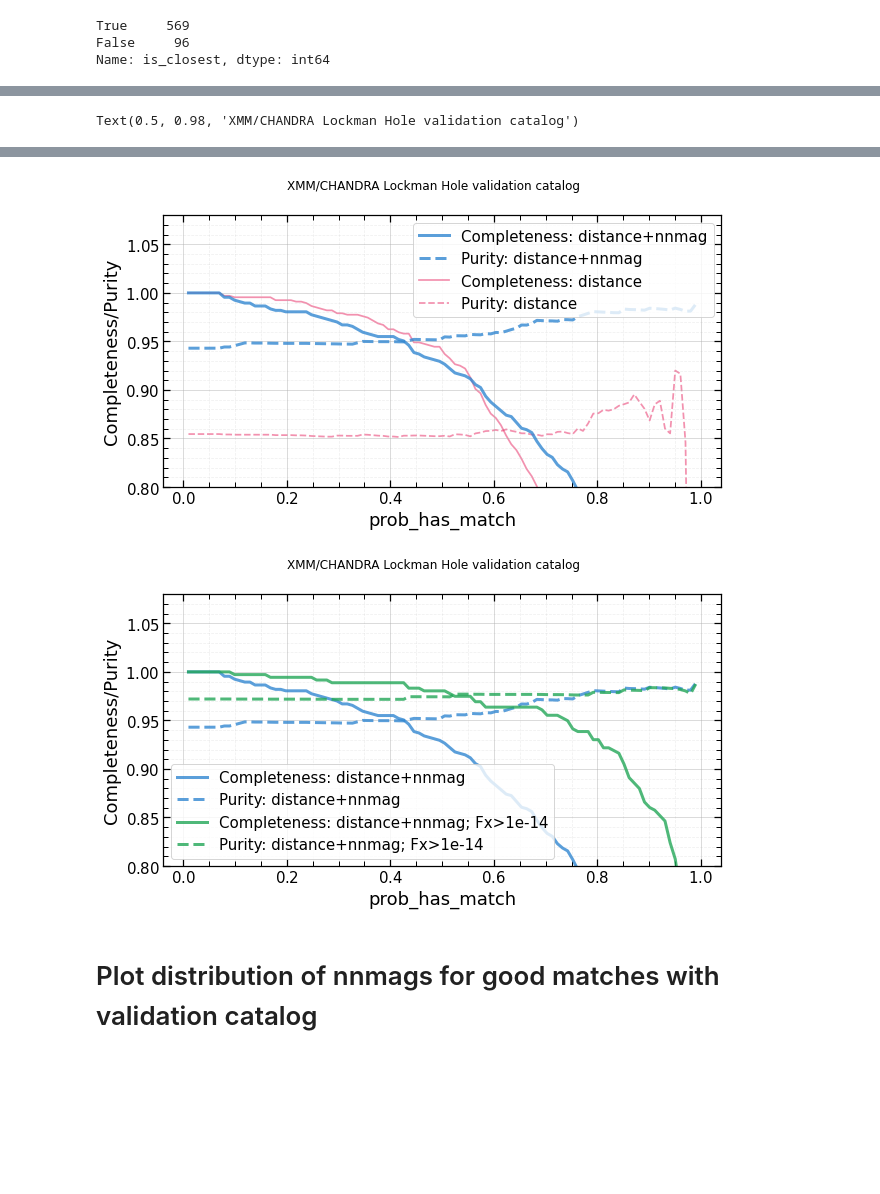
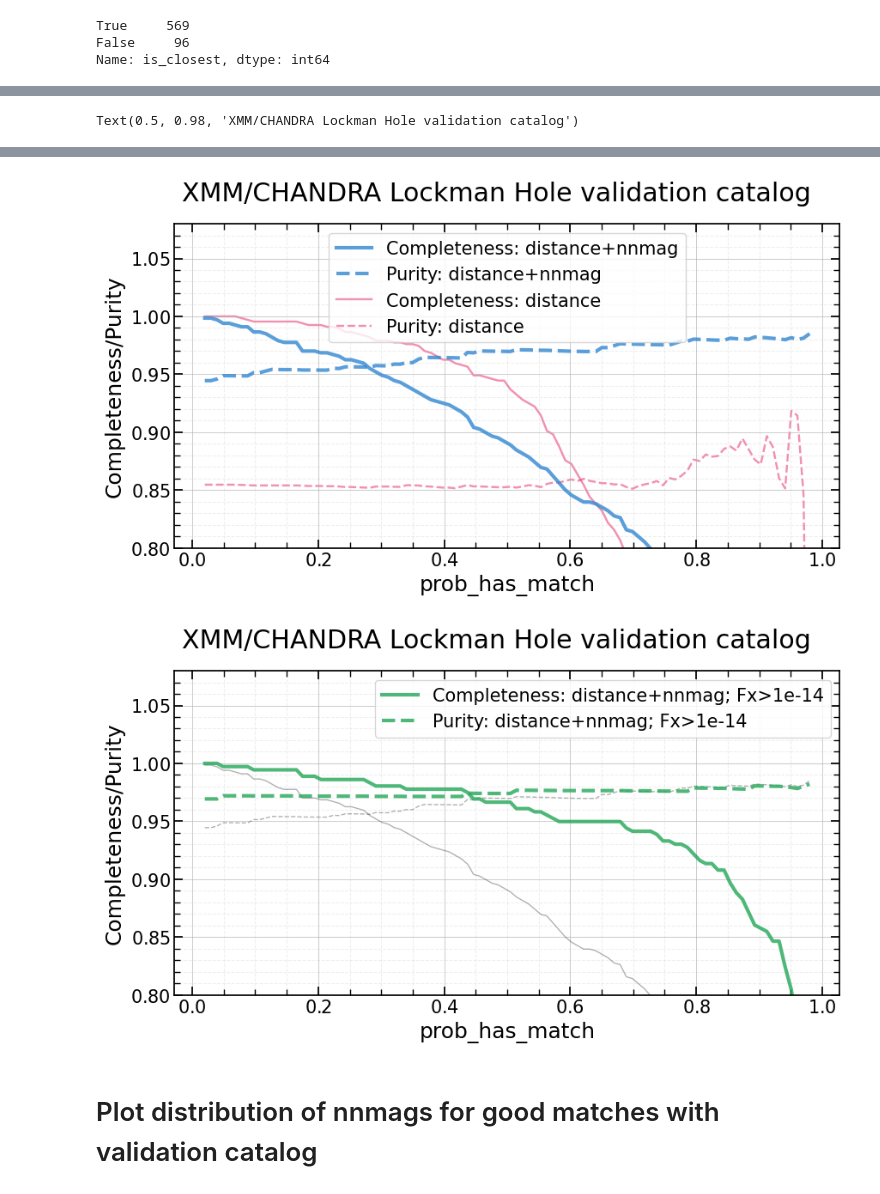
Before and after one commit to SergeiDBykov/lockman_hole, a Jupyter notebook: 2_desi-crossmatch/3_results-analyse.ipynb, the cells around one changed output, grey strips where cells are left out. Drawn from its saved outputs; the diff is of its cells as text; code cells hidden in the pictures; blank space fills up the shorter version.

Commit message:
updated nway

```diff
--- a/2_desi-crossmatch/3_results-analyse.ipynb
+++ b/2_desi-crossmatch/3_results-analyse.ipynb
@@ -136,6 +134,9 @@ Series([], Name: is_closest, dtype: int64)
 # %%
-cutoff_intersection_nnmag, completeness_intersection_nnmag,  cutoffs_nnmag, completeness_nnmag, purity_nnmag = assess_goodnes_nway_cross_match(nway_res, plot_res=False)
-cutoff_intersection_dist_only, completeness_intersection_dist_only,  cutoffs_dist_only, completeness_dist_only, purity_dist_only = assess_goodnes_nway_cross_match(nway_res_dist_only, plot_res=False)
+set_mpl()
+cutoffs_nnmag, completeness_nnmag, purity_nnmag , _, _, _= assess_goodnes_of_cross_match(nway_res, plot_res=False)
+
+cutoffs_dist_only, completeness_dist_only, purity_dist_only , _, _, _= assess_goodnes_of_cross_match(nway_res_dist_only, plot_res=False)
+
 
 
 plt.figure(figsize=(10,5))
@@ -173,10 +174,14 @@ plt.suptitle('XMM/CHANDRA Lockman Hole validation catalog')
 plt.figure(figsize=(10,5))
 
 
-cutoff_intersection_nnmag_bright, completeness_intersection_nnmag_bright,  cutoffs_nnmag_bright, completeness_nnmag_bright, purity_nnmag_bright = assess_goodnes_nway_cross_match(nway_res[nway_res.ML_FLUX_0>1e-14], plot_res=False)
+#cutoff_intersection_nnmag_bright, completeness_intersection_nnmag_bright,  cutoffs_nnmag_bright, completeness_nnmag_bright, purity_nnmag_bright = assess_goodnes_nway_cross_match(nway_res[nway_res.ML_FLUX_0>1e-14], plot_res=False)
 
-plt.plot(cutoffs_nnmag, completeness_nnmag, 'C0-', lw = 3, alpha = 0.8, label=f'Completeness: distance+nnmag')
-plt.plot(cutoffs_nnmag, purity_nnmag, 'C0--', lw = 3,  alpha = 0.8, label=f'Purity: distance+nnmag')
+cutoffs_nnmag_bright, completeness_nnmag_bright, purity_nnmag_bright , _, _, _= assess_goodnes_of_cross_match(nway_res.query('ML_FLUX_0>1e-14'), plot_res=False)
+
+
+
+plt.plot(cutoffs_nnmag, completeness_nnmag, 'k-', lw = 1, alpha = 0.3, label=f'_Completeness: distance+nnmag')
+plt.plot(cutoffs_nnmag, purity_nnmag, 'k--', lw = 1,  alpha = 0.3, label=f'_Purity: distance+nnmag')
 
 
 plt.plot(cutoffs_nnmag_bright, completeness_nnmag_bright, 'C2-', lw = 3, alpha = 0.8, label=f'Completeness: distance+nnmag; Fx>1e-14')
@@ -212,5 +217,5 @@ Text(0.5, 0.98, 'XMM/CHANDRA Lockman Hole validation catalog')
-[figure, old version]
+[figure, new version]
-[figure, old version]
+[figure, new version]
 # %% [markdown]
 # Plot distribution of nnmags for good matches with validation catalog
 # %%
```
Also changed, not shown: parts of 18 cells of this notebook, 11 other files.
